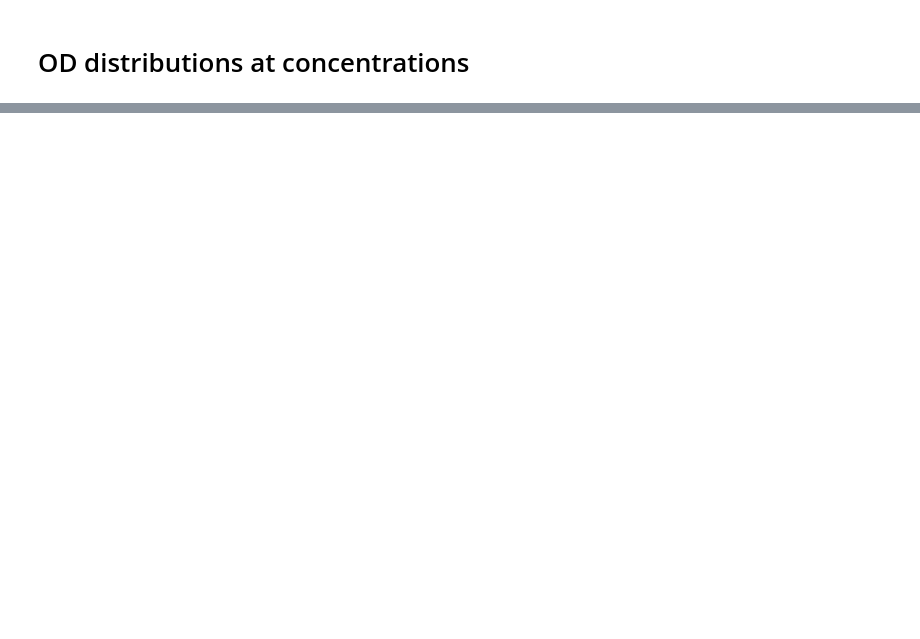
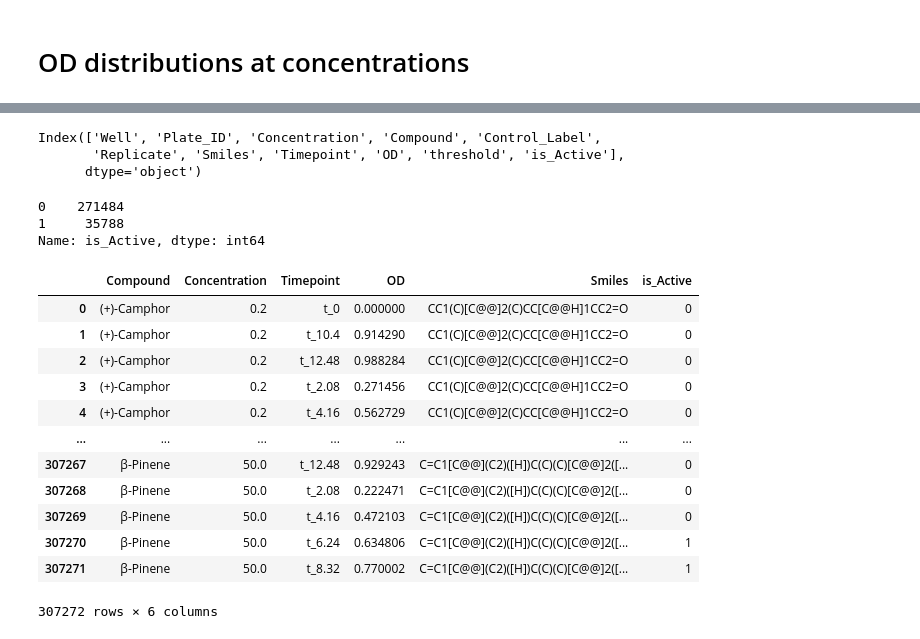
Before and after one commit to ethankreuzer/local_growthcurve, a Jupyter notebook: Well_Plate_effects.ipynb, the cells around one changed output, grey strips where cells are left out. Drawn from its saved outputs; the diff is of its cells as text; code cells hidden in the pictures; blank space fills up the shorter version.

```diff
--- a/Well_Plate_effects.ipynb
+++ b/Well_Plate_effects.ipynb
@@ -1315,0 +906,52 @@ for c in concs:
+# %%
+df_plate_well_corrected.columns
+# %% [output]
+Index(['Well', 'Plate_ID', 'Concentration', 'Compound', 'Control_Label',
+       'Replicate', 'Smiles', 'Timepoint', 'OD', 'threshold', 'is_Active'],
+      dtype='object')
+# %%
+#Remove controls
+
+df_well_corrected = df_well_corrected[df_well_corrected['Compound'] != 'DMSO']
+df_well_corrected =  df_well_corrected[df_well_corrected['Control_Label'] != 1]
+
+df_plate_well_corrected = df_plate_well_corrected[df_plate_well_corrected['Compound'] != 'DMSO']
+df_plate_well_corrected =  df_plate_well_corrected[df_plate_well_corrected['Control_Label'] != 1]
+# %%
+df_well_corrected=df_well_corrected.drop(columns=['Well','Plate_ID','Control_Label','threshold'])
+
+df_plate_well_corrected=df_plate_well_corrected.drop(columns=['Well','Plate_ID','Control_Label','threshold'])
+# %%
+df_avg = (
+    df_well_corrected
+    .groupby(['Compound','Concentration','Timepoint'], as_index=False)
+    .agg({
+        'OD': 'mean',          # average across replicates
+        'Smiles': 'first',     # takes the same smile string
+        'is_Active': 'max'   # keeps the flag
+    })
+
+)
+
+# Inspect the first few rows
+df_avg['is_Active'].value_counts()
+# %% [output]
+0    271484
+1     35788
+Name: is_Active, dtype: int64
+# %%
+df_avg
+# %% [output]
+|  | Compound | Concentration | Timepoint | OD | Smiles | is_Active |
+| 0 | (+)-Camphor | 0.2 | t_0 | 0.000000 | CC1(C)[C@@]2(C)CC[C@@H]1CC2=O | 0 |
+| 1 | (+)-Camphor | 0.2 | t_10.4 | 0.914290 | CC1(C)[C@@]2(C)CC[C@@H]1CC2=O | 0 |
+| 2 | (+)-Camphor | 0.2 | t_12.48 | 0.988284 | CC1(C)[C@@]2(C)CC[C@@H]1CC2=O | 0 |
+| 3 | (+)-Camphor | 0.2 | t_2.08 | 0.271456 | CC1(C)[C@@]2(C)CC[C@@H]1CC2=O | 0 |
+| 4 | (+)-Camphor | 0.2 | t_4.16 | 0.562729 | CC1(C)[C@@]2(C)CC[C@@H]1CC2=O | 0 |
+| ... | ... | ... | ... | ... | ... | ... |
+| 307267 | β-Pinene | 50.0 | t_12.48 | 0.929243 | C=C1[C@@](C2)([H])C(C)(C)[C@@]2([... | 0 |
+| 307268 | β-Pinene | 50.0 | t_2.08 | 0.222471 | C=C1[C@@](C2)([H])C(C)(C)[C@@]2([... | 0 |
+| 307269 | β-Pinene | 50.0 | t_4.16 | 0.472103 | C=C1[C@@](C2)([H])C(C)(C)[C@@]2([... | 0 |
+| 307270 | β-Pinene | 50.0 | t_6.24 | 0.634806 | C=C1[C@@](C2)([H])C(C)(C)[C@@]2([... | 1 |
+| 307271 | β-Pinene | 50.0 | t_8.32 | 0.770002 | C=C1[C@@](C2)([H])C(C)(C)[C@@]2([... | 1 |
+307272 rows × 6 columns
```
Also changed, not shown: parts of 37 cells of this notebook.
